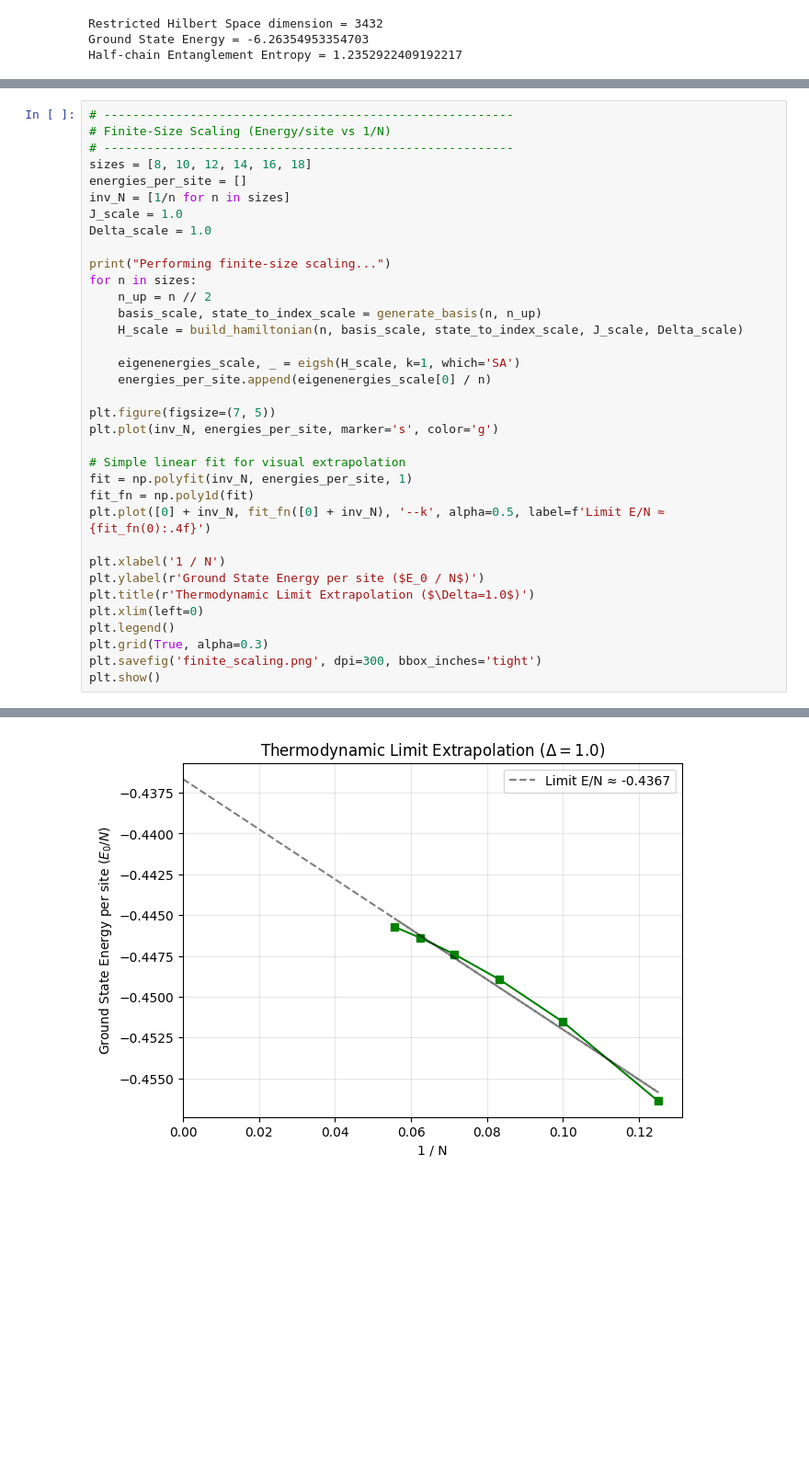
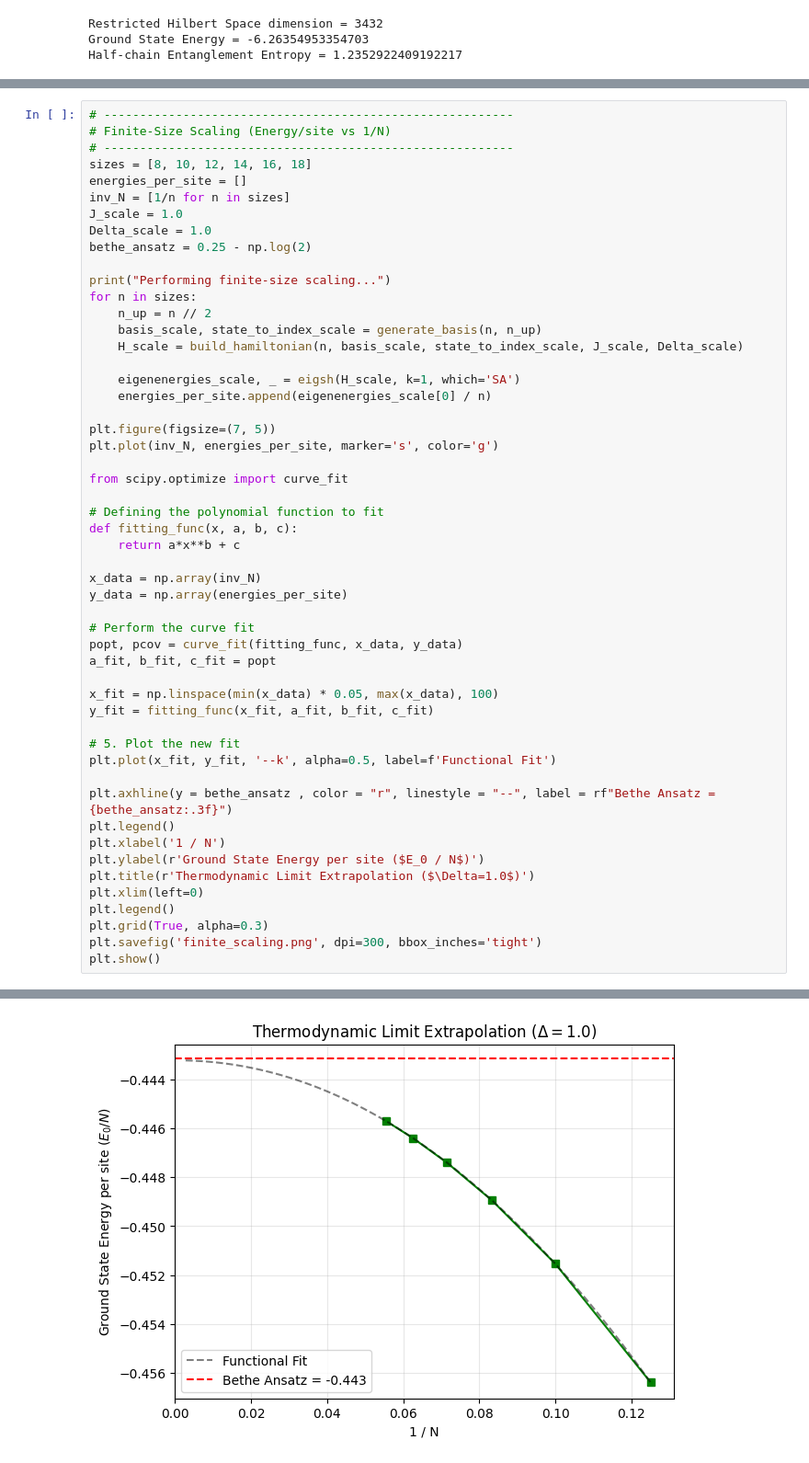
Before and after one commit to Dipanjan-Chaudhuri/ED-and-VMC, a Jupyter notebook: ED_of_1D_Quantum_Spin_Chains.ipynb, the cells around one changed output, grey strips where cells are left out. Shown at 92% size. Saved outputs shown, nothing was run; the diff lists cells and outputs as text; blank space fills up the shorter version.

```diff
--- a/ED_of_1D_Quantum_Spin_Chains.ipynb
+++ b/ED_of_1D_Quantum_Spin_Chains.ipynb
@@ -180,35 +180,52 @@ Scanning phase transition for N=18...
 # ---------------------------------------------------------
 sizes = [8, 10, 12, 14, 16, 18]
 energies_per_site = []
 inv_N = [1/n for n in sizes]
 J_scale = 1.0
 Delta_scale = 1.0
+bethe_ansatz = 0.25 - np.log(2)
 
 print("Performing finite-size scaling...")
 for n in sizes:
     n_up = n // 2
     basis_scale, state_to_index_scale = generate_basis(n, n_up)
     H_scale = build_hamiltonian(n, basis_scale, state_to_index_scale, J_scale, Delta_scale)
 
     eigenenergies_scale, _ = eigsh(H_scale, k=1, which='SA')
     energies_per_site.append(eigenenergies_scale[0] / n)
 
 plt.figure(figsize=(7, 5))
 plt.plot(inv_N, energies_per_site, marker='s', color='g')
 
-# Simple linear fit for visual extrapolation
-fit = np.polyfit(inv_N, energies_per_site, 1)
-fit_fn = np.poly1d(fit)
-plt.plot([0] + inv_N, fit_fn([0] + inv_N), '--k', alpha=0.5, label=f'Limit E/N ≈ {fit_fn(0):.4f}')
+from scipy.optimize import curve_fit
 
+# Defining the polynomial function to fit
+def fitting_func(x, a, b, c):
+    return a*x**b + c
+
+x_data = np.array(inv_N)
+y_data = np.array(energies_per_site)
+
+# Perform the curve fit
+popt, pcov = curve_fit(fitting_func, x_data, y_data)
+a_fit, b_fit, c_fit = popt
+
+x_fit = np.linspace(min(x_data) * 0.05, max(x_data), 100)
+y_fit = fitting_func(x_fit, a_fit, b_fit, c_fit)
+
+# 5. Plot the new fit
+plt.plot(x_fit, y_fit, '--k', alpha=0.5, label=f'Functional Fit')
+
+plt.axhline(y = bethe_ansatz , color = "r", linestyle = "--", label = rf"Bethe Ansatz = {bethe_ansatz:.3f}")
+plt.legend()
 plt.xlabel('1 / N')
 plt.ylabel(r'Ground State Energy per site ($E_0 / N$)')
 plt.title(r'Thermodynamic Limit Extrapolation ($\Delta=1.0$)')
 plt.xlim(left=0)
 plt.legend()
 plt.grid(True, alpha=0.3)
 plt.savefig('finite_scaling.png', dpi=300, bbox_inches='tight')
 plt.show()
 # %% [output]
 Performing finite-size scaling...
-[figure, old version]
+[figure, new version]
```
